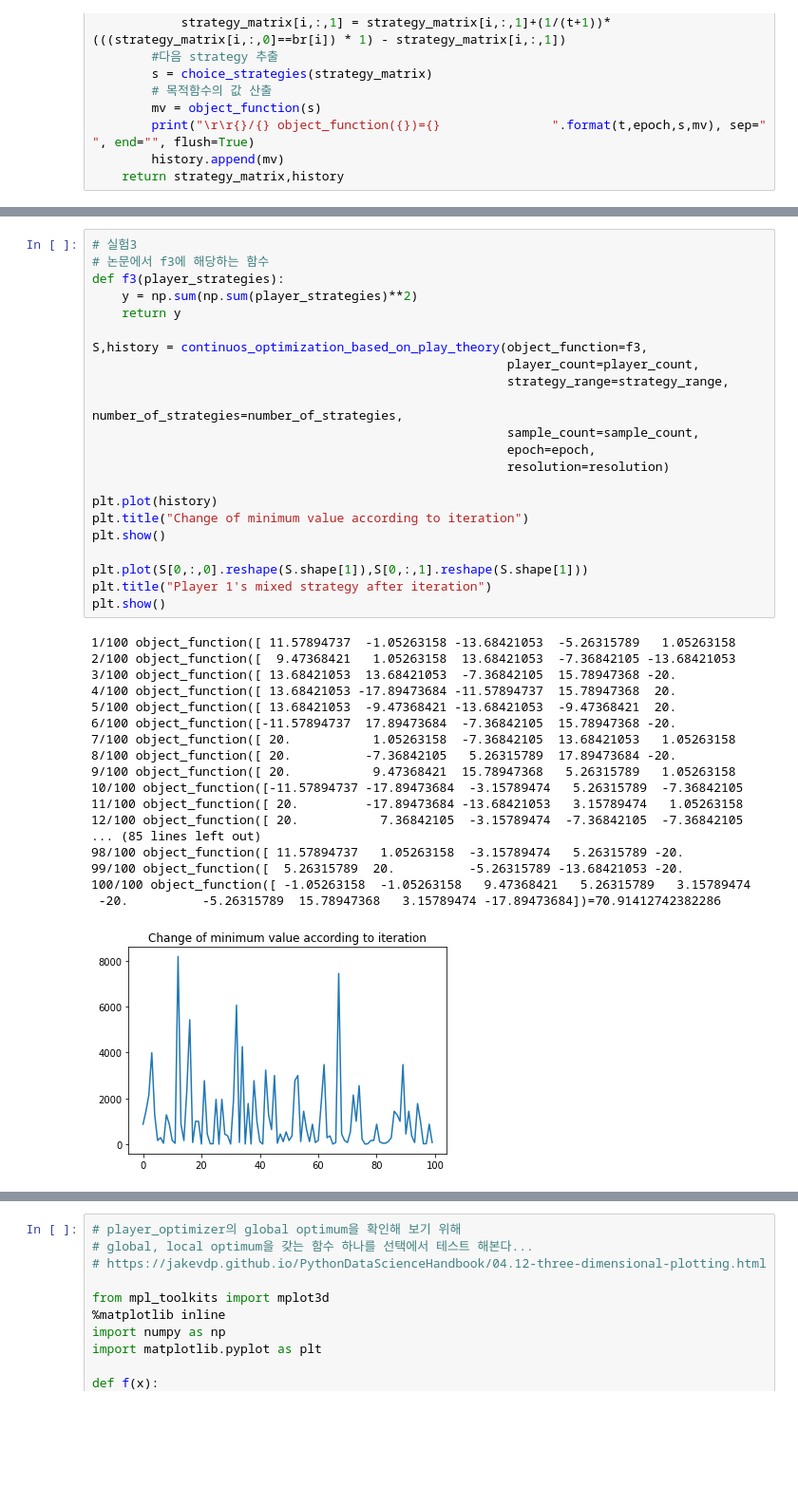
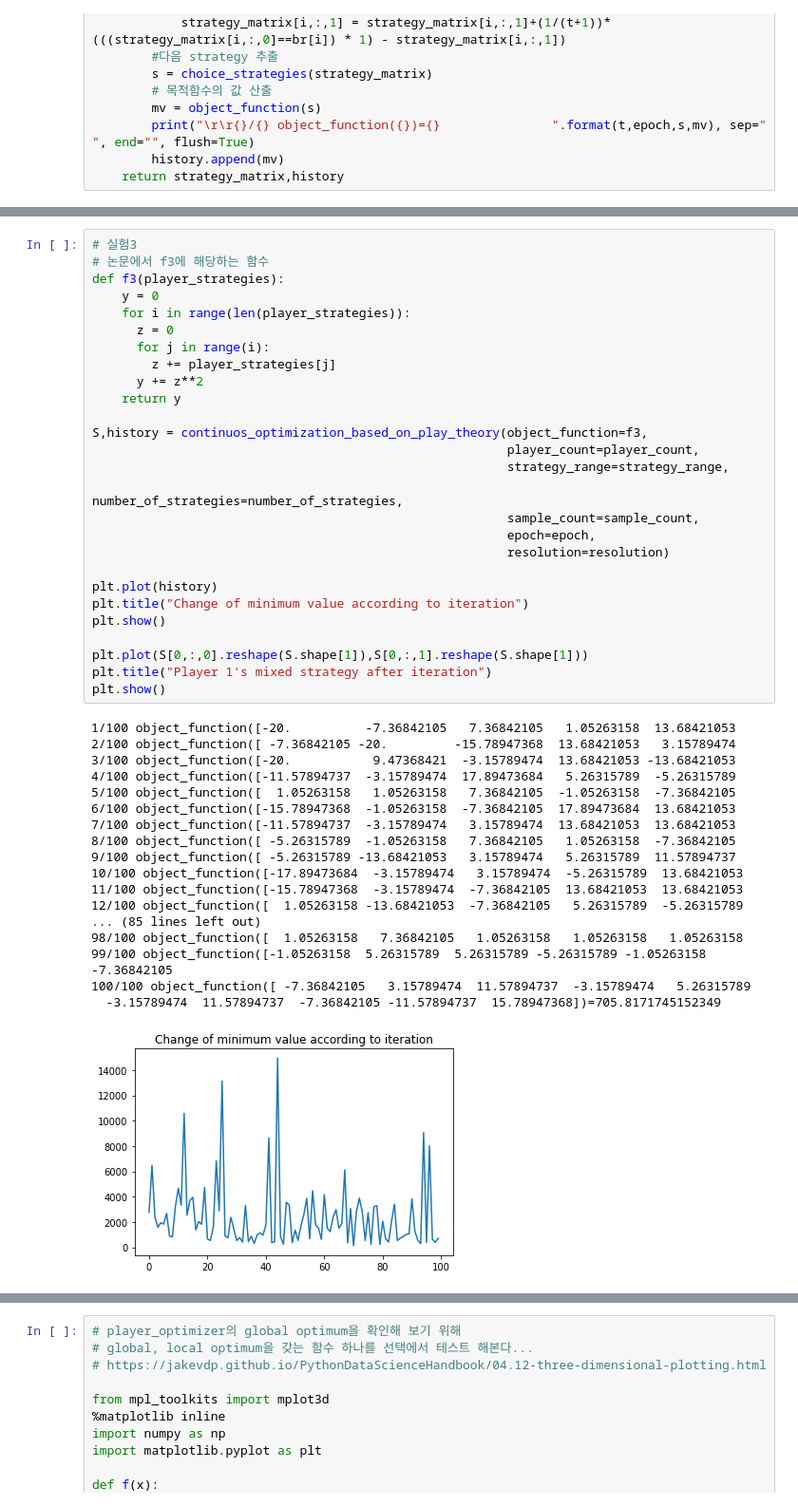
Before and after one commit to dolmani38/nash_loss, a Jupyter notebook: A_Continuos_Optimization_Algorithm_based_on_Fictitious_Play_Theory.ipynb, the cells around one changed output, grey strips where cells are left out. Shown at 95% size. Cells and saved outputs as stored; diff of their text form; blank space fills up the shorter version.

```diff
--- a/A_Continuos_Optimization_Algorithm_based_on_Fictitious_Play_Theory.ipynb
+++ b/A_Continuos_Optimization_Algorithm_based_on_Fictitious_Play_Theory.ipynb
@@ -361,41 +361,46 @@ plt.show()
 # %%
 # 실험3
 # 논문에서 f3에 해당하는 함수
 def f3(player_strategies):
-    y = np.sum(np.sum(player_strategies)**2)
+    y = 0
+    for i in range(len(player_strategies)):
+      z = 0
+      for j in range(i):
+        z += player_strategies[j]
+      y += z**2
     return y
 
 S,history = continuos_optimization_based_on_play_theory(object_function=f3,
                                                         player_count=player_count,
                                                         strategy_range=strategy_range,
                                                         number_of_strategies=number_of_strategies,
                                                         sample_count=sample_count,
                                                         epoch=epoch,
                                                         resolution=resolution)
 
 plt.plot(history)
 plt.title("Change of minimum value according to iteration")
 plt.show()
 
 plt.plot(S[0,:,0].reshape(S.shape[1]),S[0,:,1].reshape(S.shape[1]))
 plt.title("Player 1's mixed strategy after iteration")
 plt.show()
 # %% [output]
-1/100 object_function([ 11.57894737  -1.05263158 -13.68421053  -5.26315789   1.05263158
-2/100 object_function([  9.47368421   1.05263158  13.68421053  -7.36842105 -13.68421053
-3/100 object_function([ 13.68421053  13.68421053  -7.36842105  15.78947368 -20.
-4/100 object_function([ 13.68421053 -17.89473684 -11.57894737  15.78947368  20.
-5/100 object_function([ 13.68421053  -9.47368421 -13.68421053  -9.47368421  20.
-6/100 object_function([-11.57894737  17.89473684  -7.36842105  15.78947368 -20.
-7/100 object_function([ 20.           1.05263158  -7.36842105  13.68421053   1.05263158
-8/100 object_function([ 20.          -7.36842105   5.26315789  17.89473684 -20.
-9/100 object_function([ 20.           9.47368421  15.78947368   5.26315789   1.05263158
-10/100 object_function([-11.57894737 -17.89473684  -3.15789474   5.26315789  -7.36842105
-11/100 object_function([ 20.         -17.89473684 -13.68421053   3.15789474   1.05263158
-12/100 object_function([ 20.           7.36842105  -3.15789474  -7.36842105  -7.36842105
+1/100 object_function([-20.          -7.36842105   7.36842105   1.05263158  13.68421053
+2/100 object_function([ -7.36842105 -20.         -15.78947368  13.68421053   3.15789474
+3/100 object_function([-20.           9.47368421  -3.15789474  13.68421053 -13.68421053
+4/100 object_function([-11.57894737  -3.15789474  17.89473684   5.26315789  -5.26315789
+5/100 object_function([  1.05263158   1.05263158   7.36842105  -1.05263158  -7.36842105
+6/100 object_function([-15.78947368  -1.05263158  -7.36842105  17.89473684  13.68421053
+7/100 object_function([-11.57894737  -3.15789474   3.15789474  13.68421053  13.68421053
+8/100 object_function([ -5.26315789  -1.05263158   7.36842105   1.05263158  -7.36842105
+9/100 object_function([ -5.26315789 -13.68421053   3.15789474   5.26315789  11.57894737
+10/100 object_function([-17.89473684  -3.15789474   3.15789474  -5.26315789  13.68421053
+11/100 object_function([-15.78947368  -3.15789474  -7.36842105  13.68421053  13.68421053
+12/100 object_function([  1.05263158 -13.68421053  -7.36842105   5.26315789  -5.26315789
 ... (85 lines left out)
-98/100 object_function([ 11.57894737   1.05263158  -3.15789474   5.26315789 -20.
-99/100 object_function([  5.26315789  20.          -5.26315789 -13.68421053 -20.
-100/100 object_function([ -1.05263158  -1.05263158   9.47368421   5.26315789   3.15789474
- -20.          -5.26315789  15.78947368   3.15789474 -17.89473684])=70.91412742382286
+98/100 object_function([  1.05263158   7.36842105   1.05263158   1.05263158   1.05263158
+99/100 object_function([-1.05263158  5.26315789  5.26315789 -5.26315789 -1.05263158 -7.36842105
+100/100 object_function([ -7.36842105   3.15789474  11.57894737  -3.15789474   5.26315789
+  -3.15789474  11.57894737  -7.36842105 -11.57894737  15.78947368])=705.8171745152349
-[figure, old version]
+[figure, new version]
```
Also changed, not shown: parts of 30 cells of this notebook.
